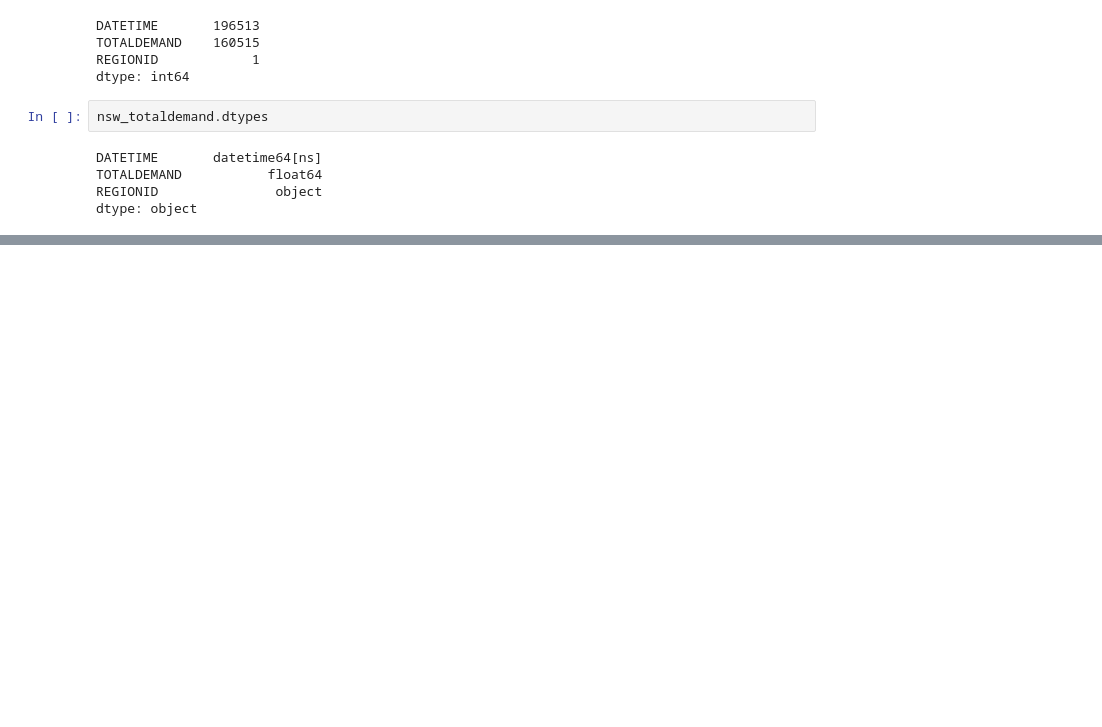
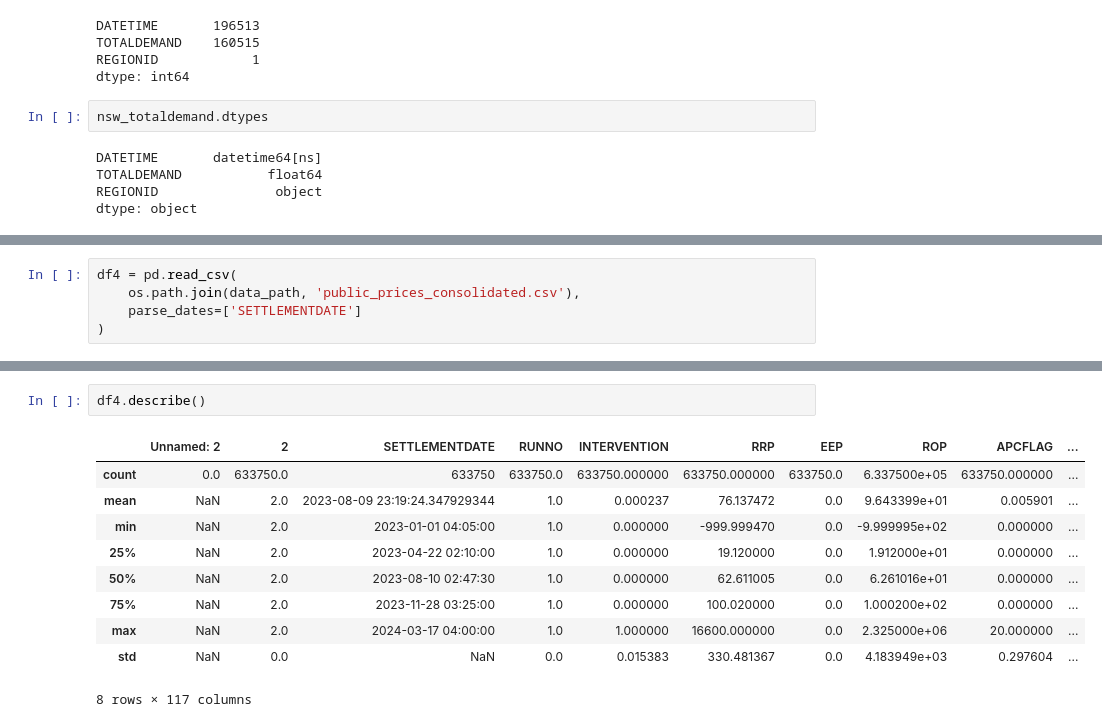
Before and after one commit to mkingopng/electricity_demand_forecasting, a Jupyter notebook: src/eda.ipynb, the cells around one changed output, grey strips where cells are left out. Drawn from its saved outputs; the diff is of its cells as text; blank space fills up the shorter version.

Commit message:
Unfortunately it seems that my attempts to get more useful data fro the NEM site may be useless.
the code works, is downloaded but there is a big gap because NEM public data only goes back 13 months.

```diff
--- a/src/eda.ipynb
+++ b/src/eda.ipynb
@@ -1282,0 +1508,5 @@ dtype: object
+# %%
+df4 = pd.read_csv(
+    os.path.join(data_path, 'public_prices_consolidated.csv'),
+    parse_dates=['SETTLEMENTDATE']
+)
@@ -1282,0 +1560,13 @@ dtype: object
+# %%
+df4.describe()
+# %% [output]
+|  | Unnamed: 2 | 2 | SETTLEMENTDATE | RUNNO | INTERVENTION | RRP | EEP | ROP | APCFLAG | ... |
+| count | 0.0 | 633750.0 | 633750 | 633750.0 | 633750.000000 | 633750.000000 | 633750.0 | 6.337500e+05 | 633750.000000 | ... |
+| mean | NaN | 2.0 | 2023-08-09 23:19:24.347929344 | 1.0 | 0.000237 | 76.137472 | 0.0 | 9.643399e+01 | 0.005901 | ... |
+| min | NaN | 2.0 | 2023-01-01 04:05:00 | 1.0 | 0.000000 | -999.999470 | 0.0 | -9.999995e+02 | 0.000000 | ... |
+| 25% | NaN | 2.0 | 2023-04-22 02:10:00 | 1.0 | 0.000000 | 19.120000 | 0.0 | 1.912000e+01 | 0.000000 | ... |
+| 50% | NaN | 2.0 | 2023-08-10 02:47:30 | 1.0 | 0.000000 | 62.611005 | 0.0 | 6.261016e+01 | 0.000000 | ... |
+| 75% | NaN | 2.0 | 2023-11-28 03:25:00 | 1.0 | 0.000000 | 100.020000 | 0.0 | 1.000200e+02 | 0.000000 | ... |
+| max | NaN | 2.0 | 2024-03-17 04:00:00 | 1.0 | 1.000000 | 16600.000000 | 0.0 | 2.325000e+06 | 20.000000 | ... |
+| std | NaN | 0.0 | NaN | 0.0 | 0.015383 | 330.481367 | 0.0 | 4.183949e+03 | 0.297604 | ... |
+8 rows × 117 columns
```
Also changed, not shown: parts of 67 cells of this notebook, 3 other files.
